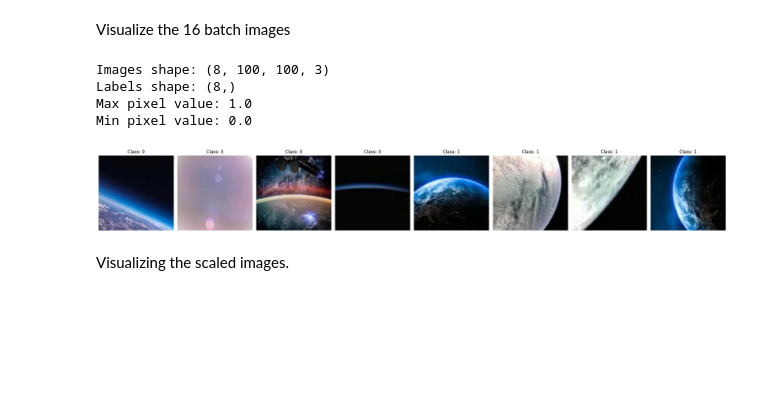
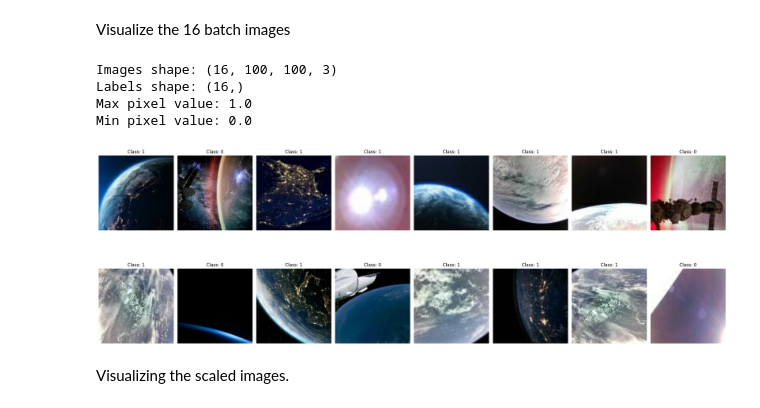
Before and after one commit to Risabstha/ImageClassification, a Jupyter notebook: src/ImageClassify.ipynb, the cells around one changed output. Cells and saved outputs as stored; diff of their text form; code cells hidden in the pictures; blank space fills up the shorter version.

```diff
--- a/src/ImageClassify.ipynb
+++ b/src/ImageClassify.ipynb
@@ -44,7 +44,7 @@ keras for loading directory, creating batch, image resize, for Visualization
 # auto label images based on folder names ( here, bad = 0 and good = 1)
 data = tf.keras.utils.image_dataset_from_directory(
     data_dir,
-    batch_size=8,
+    batch_size=16,
     image_size=(100,100)
     )
 # %% [output]
@@ -185,38 +185,38 @@ print("Labels shape:", batch[1].shape)          # (batch_size,) which is tuple
 
 print("Max pixel value:", batch[0].max())
 print("Min pixel value:", batch[0].min())
 # Number of images to display
-num_images = 8
-nrows = 1
+num_images = 16
+nrows = 2
 ncols = 8
 
 # Create grid of subplots
 fig, axes = plt.subplots(nrows=nrows, ncols=ncols, figsize=(24, 10))  # wider figsize for 8 cols
 
 # Flatten axes for easy indexing
 axes = axes.flatten()
 
 # Loop through images and display
 for idx in range(num_images):
     img = batch[0][idx]
     label = batch[1][idx]
 
     axes[idx].imshow(img)
     axes[idx].set_title(f"Class: {label}")
     axes[idx].axis("off")
 
 # Hide extra subplots (if any)
 for idx in range(num_images, nrows*ncols):
     axes[idx].axis("off")
 
 plt.tight_layout()
 plt.show()
 # %% [output]
-Images shape: (8, 100, 100, 3)
-Labels shape: (8,)
+Images shape: (16, 100, 100, 3)
+Labels shape: (16,)
 Max pixel value: 1.0
 Min pixel value: 0.0
-[figure, old version]
+[figure, new version]
 # %% [markdown]
 Visualizing the scaled images.
 # %%
```
Also changed, not shown: parts of 12 cells of this notebook, 3 other files.
